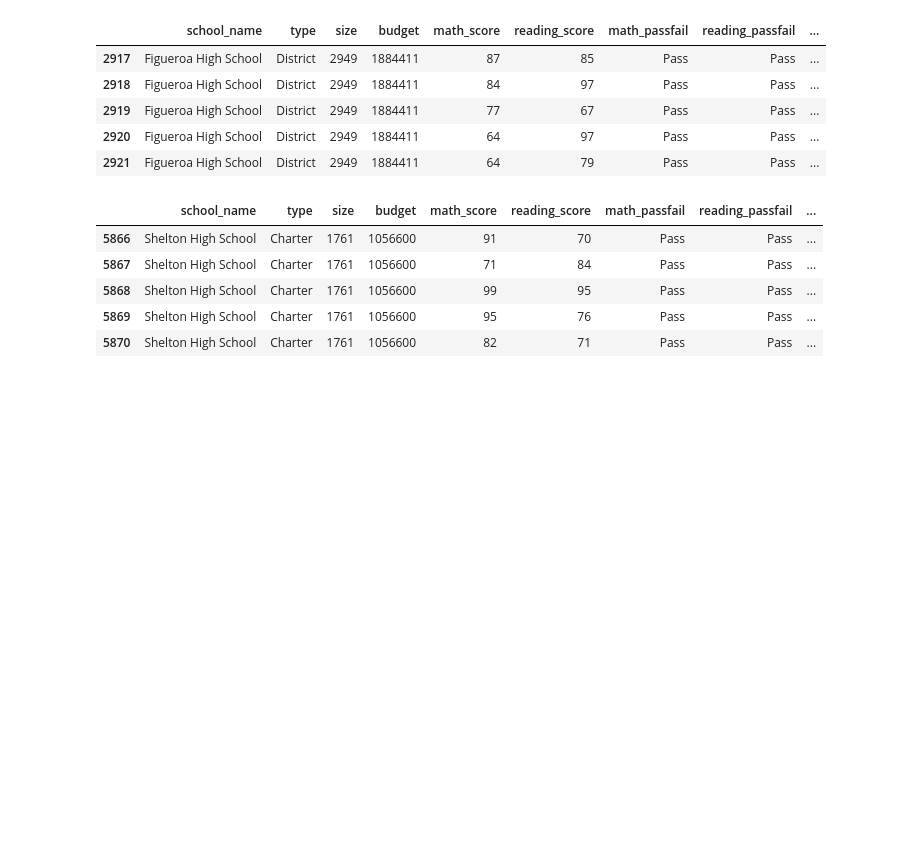
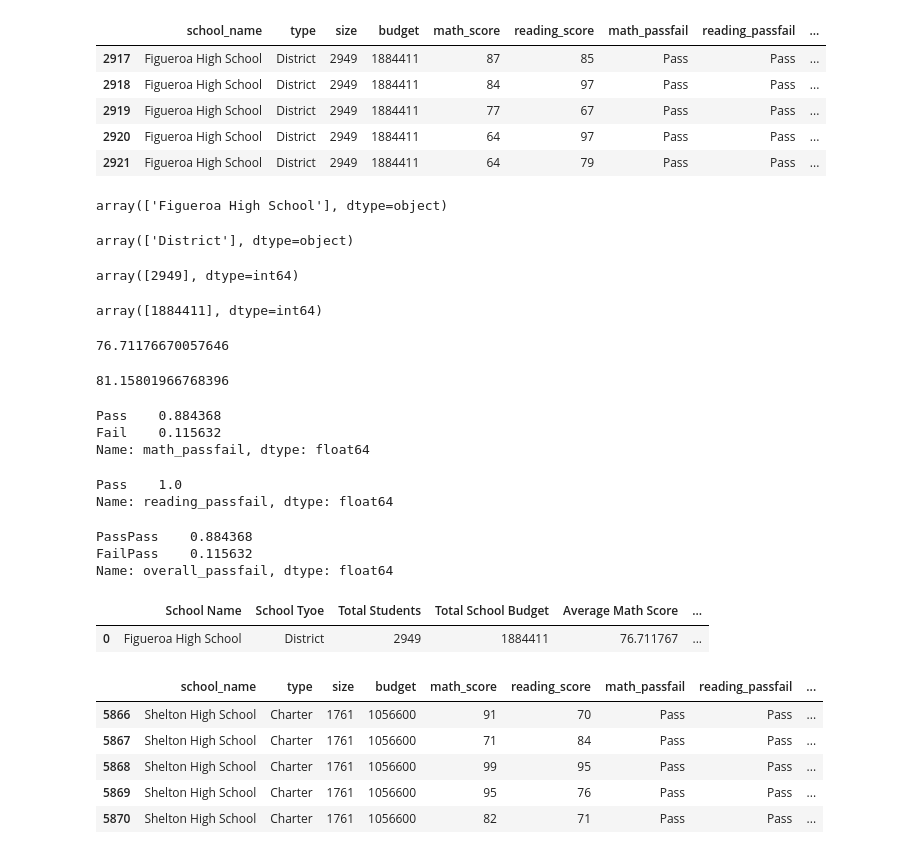
Before and after one commit to HopeNeely/PyCity-Schools-Analysis, a Jupyter notebook: PyCitySchools/PyCitySchools.ipynb, the cells around one changed output. Drawn from its saved outputs; the diff is of its cells as text; code cells hidden in the pictures; blank space fills up the shorter version.

```diff
--- a/PyCitySchools/PyCitySchools.ipynb
+++ b/PyCitySchools/PyCitySchools.ipynb
@@ -213,6 +281,76 @@ figueroa_df.head()
 | 2919 | Figueroa High School | District | 2949 | 1884411 | 77 | 67 | Pass | Pass | ... |
 | 2920 | Figueroa High School | District | 2949 | 1884411 | 64 | 97 | Pass | Pass | ... |
 | 2921 | Figueroa High School | District | 2949 | 1884411 | 64 | 79 | Pass | Pass | ... |
+# %%
+# Gather data from huang_df for the Huang High School Summary Table
+figueroa_name = figueroa_df["school_name"].unique()
+figueroa_name
+# %% [output]
+array(['Figueroa High School'], dtype=object)
+# %%
+figueroa_type = figueroa_df["type"].unique()
+figueroa_type
+# %% [output]
+array(['District'], dtype=object)
+# %%
+figueroa_size = figueroa_df["size"].unique()
+figueroa_size
+# %% [output]
+array([2949], dtype=int64)
+# %%
+figueroa_budget = figueroa_df["budget"].unique()
+figueroa_budget
+# %% [output]
+array([1884411], dtype=int64)
+# %%
+average_math_figueroa = figueroa_df["math_score"].mean()
+average_math_figueroa
+# %% [output]
+76.71176670057646
+# %%
+average_reading_figueroa = figueroa_df["reading_score"].mean()
+average_reading_figueroa
+# %% [output]
+81.15801966768396
+# %%
+# Find percent of Huang students with passing math scores
+math_pass_figueroa = figueroa_df['math_passfail'].value_counts('Pass')
+math_pass_figueroa
+# %% [output]
+Pass    0.884368
+Fail    0.115632
+Name: math_passfail, dtype: float64
+# %%
+# Find percent of Huang students with passing reading scores
+reading_pass_figueroa = figueroa_df['reading_passfail'].value_counts('Pass')
+reading_pass_figueroa
+# %% [output]
+Pass    1.0
+Name: reading_passfail, dtype: float64
+# %%
+overall_pass_figueroa = figueroa_df['overall_passfail'].value_counts('PassPass')
+overall_pass_figueroa
+# %% [output]
+PassPass    0.884368
+FailPass    0.115632
+Name: overall_passfail, dtype: float64
+# %%
+# Print table with Huang Summary information:
+figueroa_summary_df = pd.DataFrame(
+    {"School Name": figueroa_name,
+     "School Tyoe": figueroa_type,
+     "Total Students": figueroa_size,
+     "Total School Budget": figueroa_budget,
+     "Average Math Score": [average_math_figueroa],
+     "Average Reading Score": [average_reading_figueroa],
+     "% Passing Math": [math_pass_figueroa],
+     "% Passing Reading": [reading_pass_figueroa],
+     "% Overall Passing": [overall_pass_figueroa]
+                       })
+figueroa_summary_df
+# %% [output]
+|  | School Name | School Tyoe | Total Students | Total School Budget | Average Math Score | ... |
+| 0 | Figueroa High School | District | 2949 | 1884411 | 76.711767 | ... |
 # %%
 shelton_df = merge_df.loc[merge_df["school_name"] == "Shelton High School", ["school_name", "type", "size", "budget", "math_score", "reading_score", "math_passfail", "reading_passfail", "overall_passfail", "Per_Student_Budget"]]
 shelton_df.head()
```
Also changed, not shown: parts of 131 cells of this notebook.
